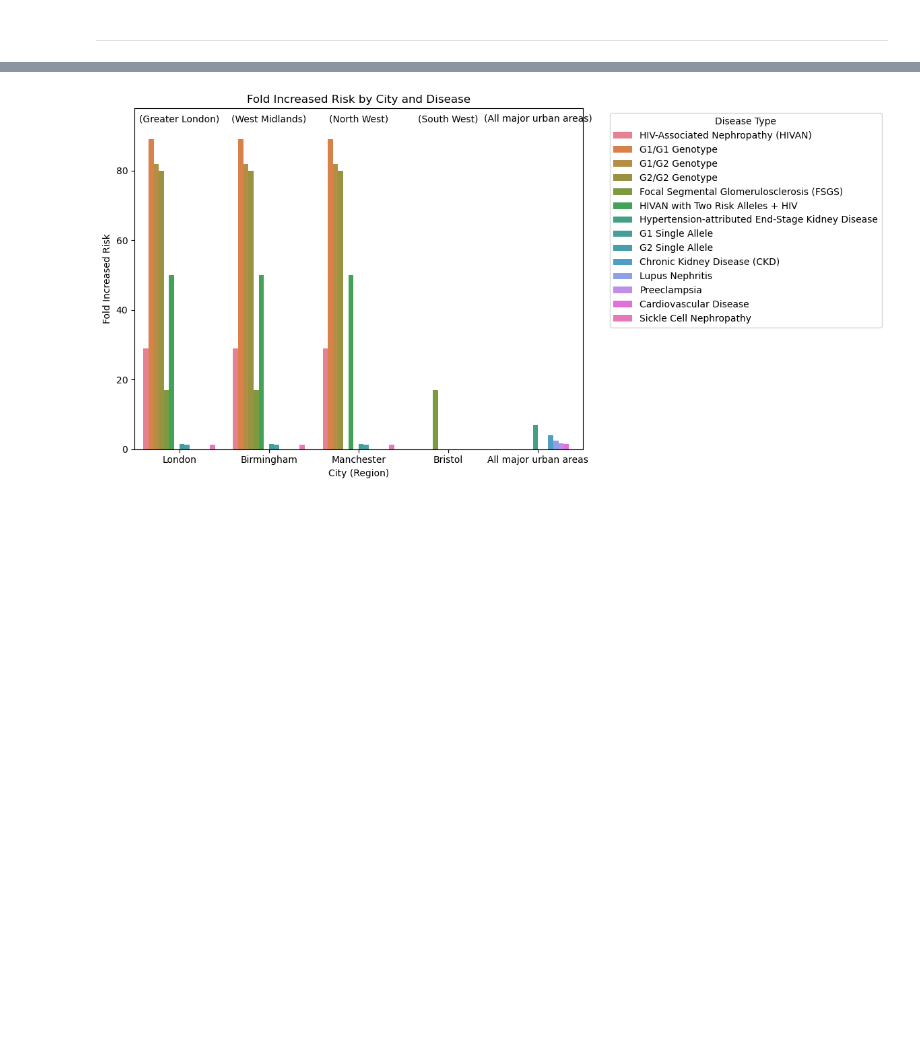
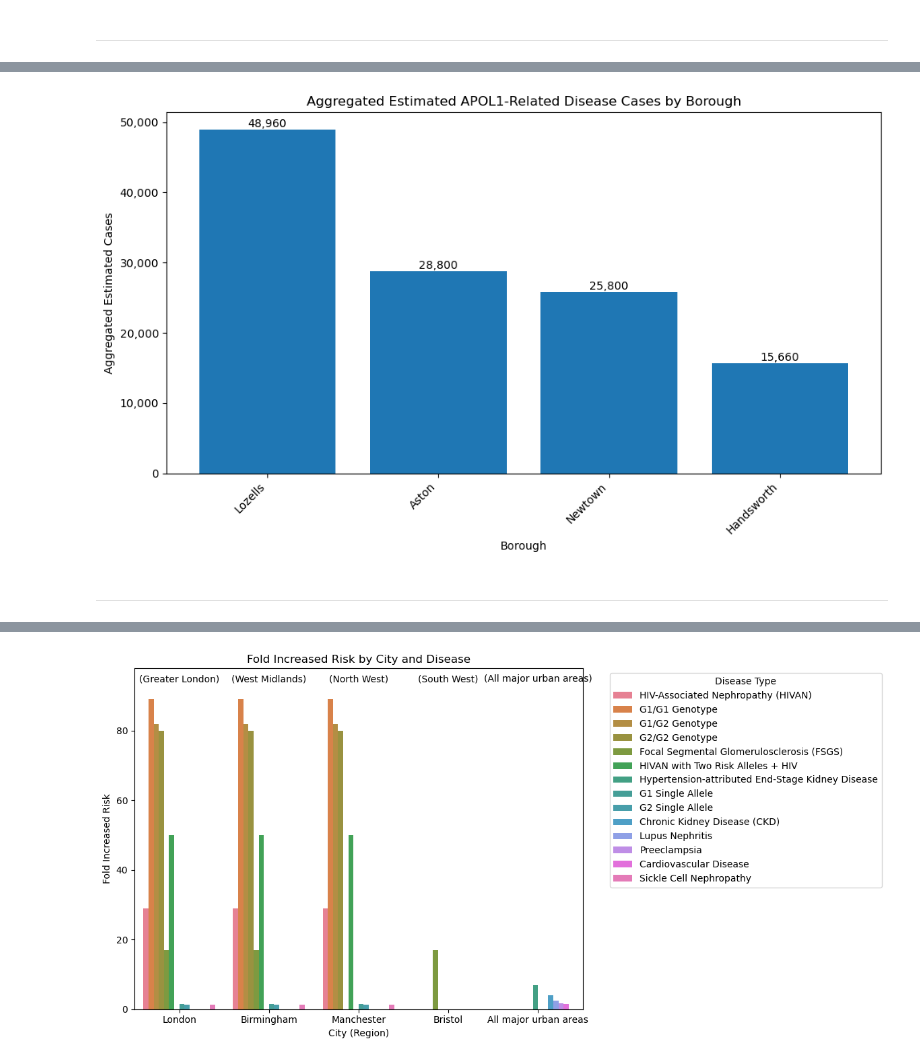
Before and after one commit to CesarChaparro1974/Dashboard-Development-for-Apol1-patients-in-UK, a Jupyter notebook: Project/notebook.ipynb, the cells around one changed output, grey strips where cells are left out. Saved outputs shown, nothing was run; the diff lists cells and outputs as text; code cells hidden in the pictures; blank space fills up the shorter version.

Commit message:
added tables, edited tables and added plots

```diff
--- a/Project/notebook.ipynb
+++ b/Project/notebook.ipynb
@@ -188,7 +196,3 @@ Data columns (total 13 columns):
  12  High Prevalence Boroughs                  13 non-null     object
 dtypes: float64(1), int64(1), object(11)
 memory usage: 1.4+ KB
-# %%
-# Remove % symbol and convert to float
-correlated_disease_london['Prevalence Percentage'] = correlated_disease_london['Prevalence Percentage'].str.replace('%', '').astype(float)
-correlated_disease_london.head()
@@ -302,0 +256,4 @@ There's significant variation between neighboring boroughs, suggesting local dem
+# %%
+#correlated_disease_birmigham
+correlated_disease_birmingham = pd.read_csv('/Users/cesarchaparro/Desktop/GitHub/Apol1_UK/Datasets/correlated_diseases_birmingham.csv')
+correlated_disease_birmingham
@@ -302,0 +275,2 @@ There's significant variation between neighboring boroughs, suggesting local dem
+# %%
+correlated_disease_birmingham.rename(columns={'High Prevalence Areas': 'High Prevalence Boroughs'}, inplace=True)
@@ -302,0 +295,38 @@ There's significant variation between neighboring boroughs, suggesting local dem
+# %%
+# Create bar plot
+plt.figure(figsize=(10, 6))
+
+# Group data by 'High Prevalence Boroughs' and sum the 'Estimated Cases'
+df_aggregated = correlated_disease_birmingham.groupby('High Prevalence Boroughs')['Estimated Cases'].sum().reset_index()
+
+# Sort the aggregated data by 'Estimated Cases' in descending order
+df_sorted = df_aggregated.sort_values('Estimated Cases', ascending=False)
+
+# Create bar plot
+bars = plt.bar(df_sorted['High Prevalence Boroughs'], df_sorted['Estimated Cases'])
+
+# Add value labels on top of each bar
+for bar in bars:
+    height = bar.get_height()
+    plt.text(bar.get_x() + bar.get_width()/2., height,
+             f'{int(height):,}',
+             ha='center', va='bottom')
+
+# Customize the plot
+plt.title('Aggregated Estimated APOL1-Related Disease Cases by Borough')
+plt.xlabel('Borough')
+plt.ylabel('Aggregated Estimated Cases')
+
+# Rotate x-axis labels for better readability
+plt.xticks(rotation=45, ha='right')
+
+# Format y-axis with comma separator
+plt.gca().yaxis.set_major_formatter(plt.FuncFormatter(lambda x, p: f'{int(x):,}'))
+
+# Adjust layout to prevent text cutoff
+plt.tight_layout()
+plt.show()
+# %% [output]
+[figure, added]
+# %% [markdown]
+***
```
Also changed, not shown: parts of 38 cells of this notebook, 4 other files.
